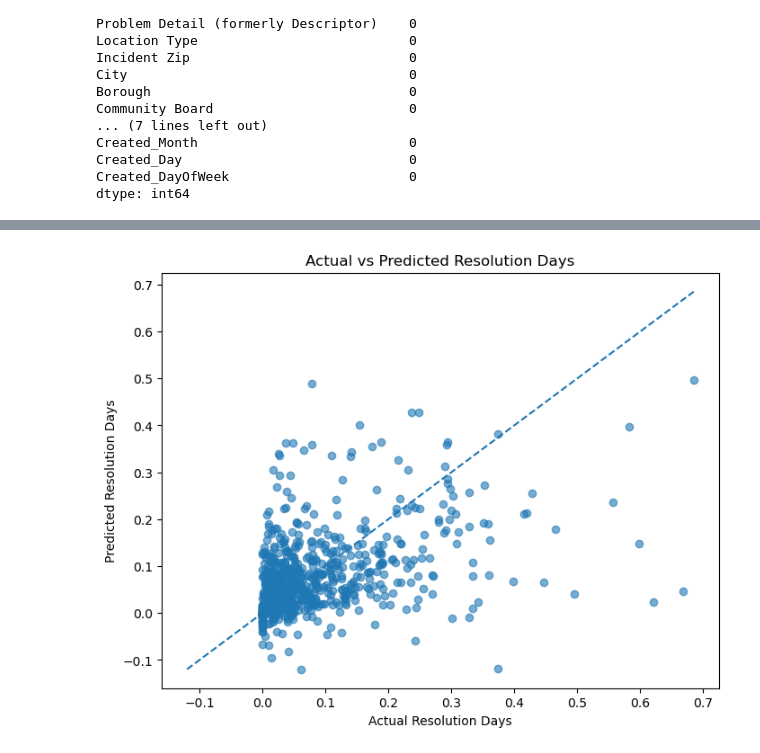
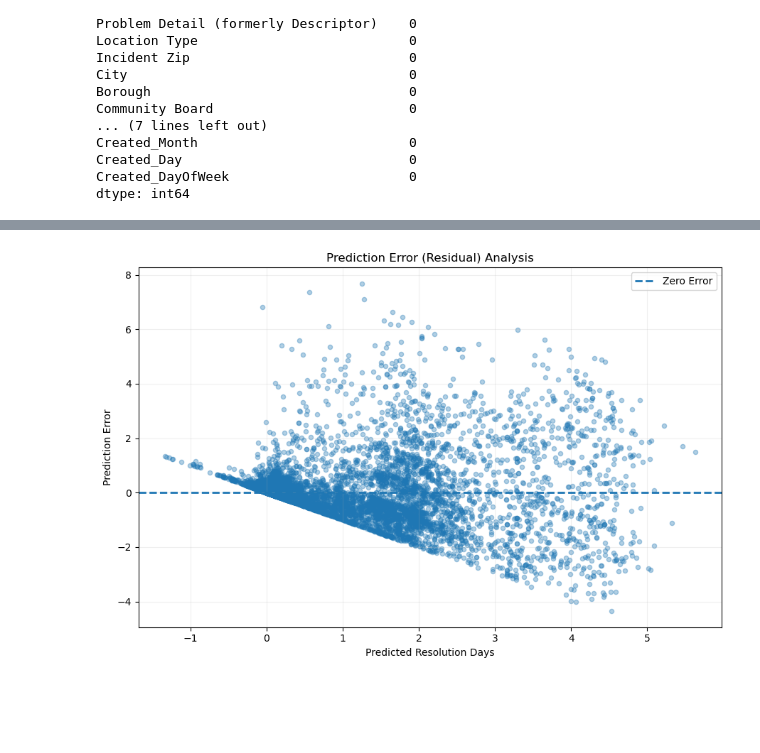
Before and after one commit to kumarpriyanshu1022006-droid/Urban-Service-Resolution-Intelligence-Platform, a Jupyter notebook: Urban_Resolution_Platform.ipynb, the cells around one changed output, grey strips where cells are left out. Cells and saved outputs as stored; diff of their text form; code cells hidden in the pictures; blank space fills up the shorter version.

Commit message:
feat(notebook): update urban resolution platform notebook

```diff
--- a/Urban_Resolution_Platform.ipynb
+++ b/Urban_Resolution_Platform.ipynb
@@ -15,7 +15,7 @@ File exists: True
 # to avoid loading the complete 14.5 GB file into memory
 df_sample = pd.read_csv(
     file_path,
-    nrows=10_000
+    nrows=100_000
 )
 # Confirm that the sample dataset was loaded successfully
 print("Sample loaded successfully!")
@@ -434,7 +453,12 @@ Testing target: (781,)
 # %%
 # Step 8: Apply preprocessing to training and testing data
 
-# Fit the preprocessor only on training data
+# Convert categorical features to string
+# This prevents mixed float/string errors in OneHotEncoder
+X_train[categorical_features] = X_train[categorical_features].astype(str)
+X_test[categorical_features] = X_test[categorical_features].astype(str)
+
+# Fit preprocessor only on training data
 X_train_processed = preprocessor.fit_transform(X_train)
 
 # Apply the same preprocessing to test data
@@ -538,55 +590,43 @@ R²  : 0.03393023011859786
 # %%
-# Step 12: Evaluate and visualize Polynomial Ridge predictions
+# Step 12: Prediction Error (Residual) Analysis
 
 import matplotlib.pyplot as plt
+import numpy as np
 
-# Create comparison DataFrame
-comparison = pd.DataFrame({
-    "Actual Resolution Days": y_test.values,
-    "Predicted Resolution Days": y_pred_poly
-})
+# Calculate residual errors
+errors = y_test - y_pred_ridge
 
-print("Actual vs Predicted:")
-print(comparison.head(10))
+print("Prediction Error Analysis")
+print("-------------------------")
+print("Mean Error:", errors.mean())
+print("Minimum Error:", errors.min())
+print("Maximum Error:", errors.max())
 
-# Calculate prediction errors
-comparison["Error"] = (
-    comparison["Actual Resolution Days"]
-    - comparison["Predicted Resolution Days"]
+# Residual plot
+plt.figure(figsize=(9, 6))
+
+plt.scatter(
+    y_pred_ridge,
+    errors,
+    alpha=0.35,
+    s=20
 )
 
-print("\nPrediction Error Statistics:")
-print(comparison["Error"].describe())
-
-# Plot Actual vs Predicted values
-plt.figure(figsize=(8, 6))
-
-plt.scatter(
-    comparison["Actual Resolution Days"],
-    comparison["Predicted Resolution Days"],
-    alpha=0.6
+# Zero-error reference line
+plt.axhline(
+    y=0,
+    linestyle="--",
+    linewidth=2,
+    label="Zero Error"
 )
 
-plt.xlabel("Actual Resolution Days")
-plt.ylabel("Predicted Resolution Days")
-plt.title("Actual vs Predicted Resolution Days")
+plt.xlabel("Predicted Resolution Days")
+plt.ylabel("Prediction Error")
+plt.title("Prediction Error (Residual) Analysis")
 
-# Perfect prediction reference line
-min_value = min(
-    comparison["Actual Resolution Days"].min(),
-    comparison["Predicted Resolution Days"].min()
-)
-
-max_value = max(
-    comparison["Actual Resolution Days"].max(),
-    comparison["Predicted Resolution Days"].max()
-)
-
-plt.plot(
-    [min_value, max_value],
-    [min_value, max_value],
-    linestyle="--"
-)
+plt.legend()
+plt.grid(alpha=0.2)
+plt.tight_layout()
 
 plt.show()
 # %% [output]
@@ -610 +638 @@ Name: Error, dtype: float64
-[figure, old version]
+[figure, new version]
```
Also changed, not shown: parts of 89 cells of this notebook.
